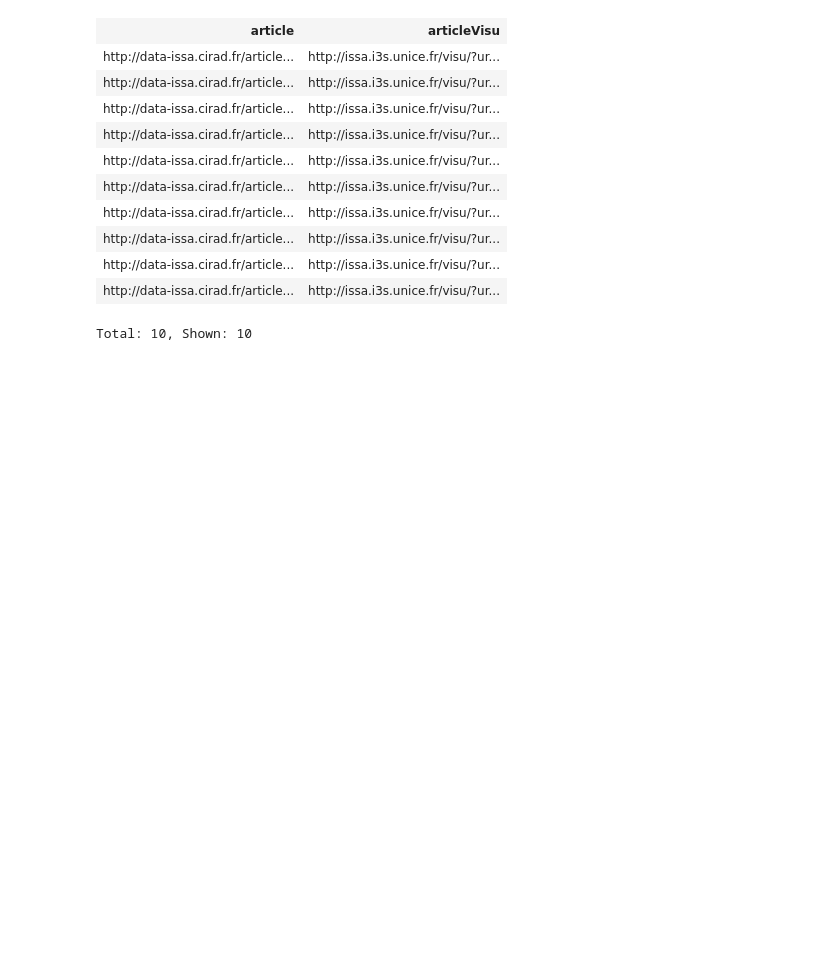
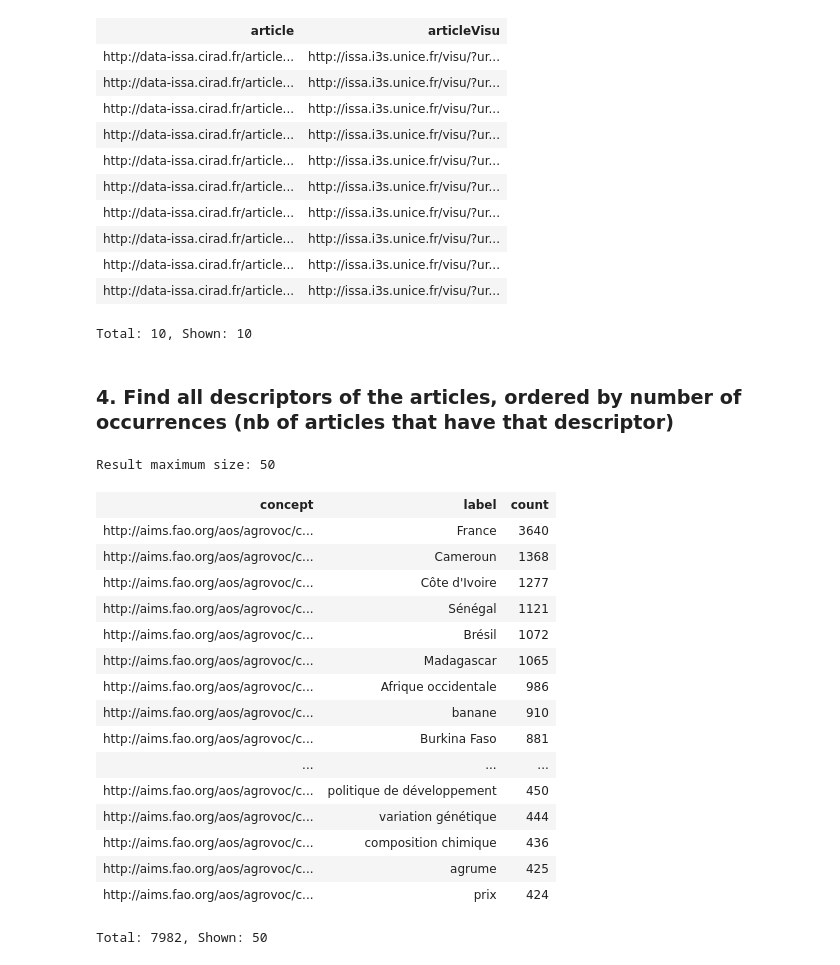
Before and after one commit to issa-project/issa-pipeline, a Jupyter notebook: doc/ISSA-geographic-NEs.ipynb, the cells around one changed output. Cells and saved outputs as stored; diff of their text form; code cells hidden in the pictures; blank space fills up the shorter version.

```diff
--- a/doc/ISSA-geographic-NEs.ipynb
+++ b/doc/ISSA-geographic-NEs.ipynb
@@ -211,3 +211,37 @@ WHERE {
 | http://data-issa.cirad.fr/article... | http://issa.i3s.unice.fr/visu/?ur... |
 | http://data-issa.cirad.fr/article... | http://issa.i3s.unice.fr/visu/?ur... |
 Total: 10, Shown: 10
+# %% [markdown]
+### 4. Find all descriptors of the articles, ordered by number of occurrences (nb of articles that have that descriptor)
+# %%
+%show 50
+
+SELECT distinct ?concept ?label (count(?concept) as ?count)
+FROM <http://agrovoc.fao.org/graph>
+FROM <http://data-issa.cirad.fr/graph/thematic-descriptors>
+WHERE {
+    []  a issa:ThematicDescriptorAnnotation;
+        oa:hasBody ?concept.
+    ?concept  skosxl:prefLabel [ skosxl:literalForm ?label ].
+
+    filter (langMatches(lang(?label), "fr"))
+} group by ?concept ?label order by desc(?count)
+# %% [output]
+Result maximum size: 50
+| concept | label | count |
+| http://aims.fao.org/aos/agrovoc/c... | France | 3640 |
+| http://aims.fao.org/aos/agrovoc/c... | Cameroun | 1368 |
+| http://aims.fao.org/aos/agrovoc/c... | Côte d'Ivoire | 1277 |
+| http://aims.fao.org/aos/agrovoc/c... | Sénégal | 1121 |
+| http://aims.fao.org/aos/agrovoc/c... | Brésil | 1072 |
+| http://aims.fao.org/aos/agrovoc/c... | Madagascar | 1065 |
+| http://aims.fao.org/aos/agrovoc/c... | Afrique occidentale | 986 |
+| http://aims.fao.org/aos/agrovoc/c... | banane | 910 |
+| http://aims.fao.org/aos/agrovoc/c... | Burkina Faso | 881 |
+| ... | ... | ... |
+| http://aims.fao.org/aos/agrovoc/c... | politique de développement | 450 |
+| http://aims.fao.org/aos/agrovoc/c... | variation génétique | 444 |
+| http://aims.fao.org/aos/agrovoc/c... | composition chimique | 436 |
+| http://aims.fao.org/aos/agrovoc/c... | agrume | 425 |
+| http://aims.fao.org/aos/agrovoc/c... | prix | 424 |
+Total: 7982, Shown: 50
```
Also changed, not shown: parts of 3 cells of this notebook.
